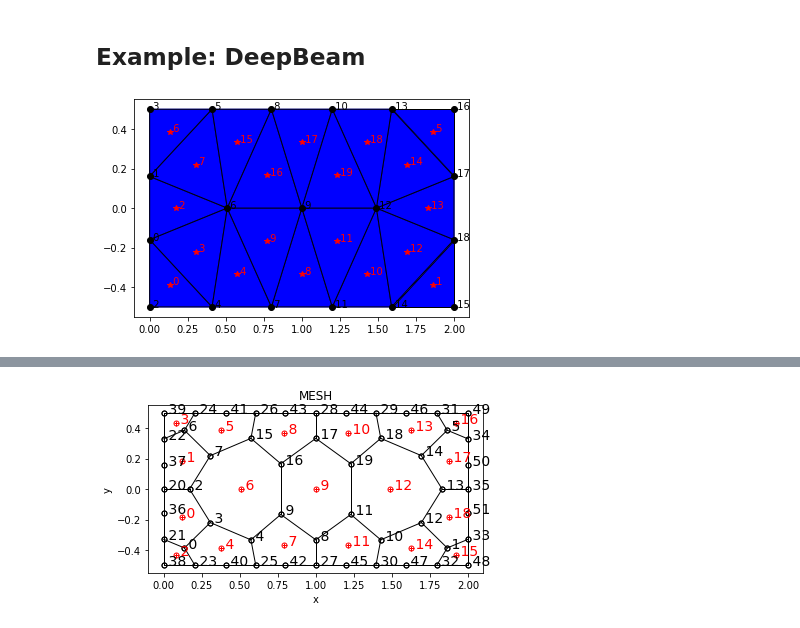
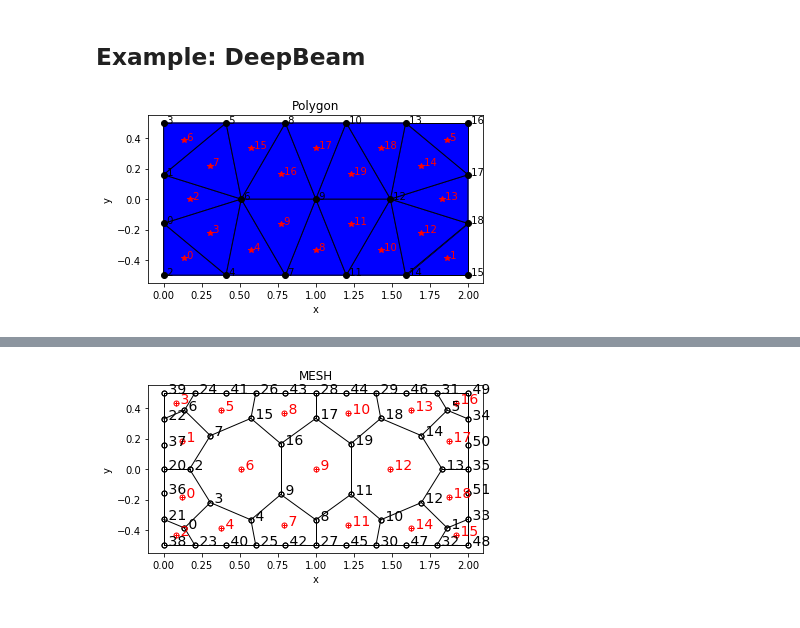
Before and after one commit to amemetov/sbfem-sandbox, a Jupyter notebook: notebooks/Example4.ipynb, the cells around one changed output, grey strips where cells are left out. Cells and saved outputs as stored; diff of their text form; code cells hidden in the pictures.

```diff
--- a/notebooks/Example4.ipynb
+++ b/notebooks/Example4.ipynb
@@ -25,5 +42,7 @@ polyMesh = exDeepBeam['in']['polyMesh']
 sbfemMesh = exDeepBeam['in']['sbfemMesh']
 # %%
-utils.plotPolyFEMesh(triMesh.coord, triMesh.vertices, {'LabelEle': 10, 'LabelNode': 10, 'show': False})
+utils.plotPolyFEMesh(triMesh.coord, triMesh.vertices, {'LabelEle': 10, 'LabelNode': 10,
+                                                       'title': 'Polygon',
+                                                       'savePath': 'Example_4_DeepBeam_polygon.png'})
 # %% [output]
-[figure, old version]
+[figure, new version]
```
Also changed, not shown: parts of 9 cells of this notebook, 9 other files.
